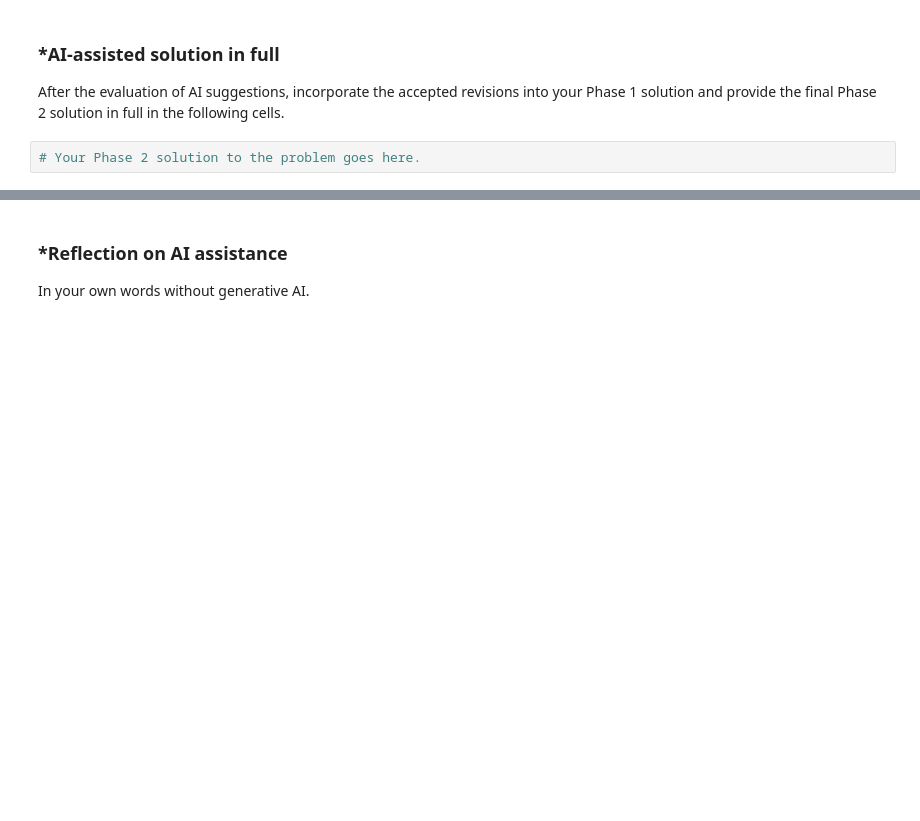
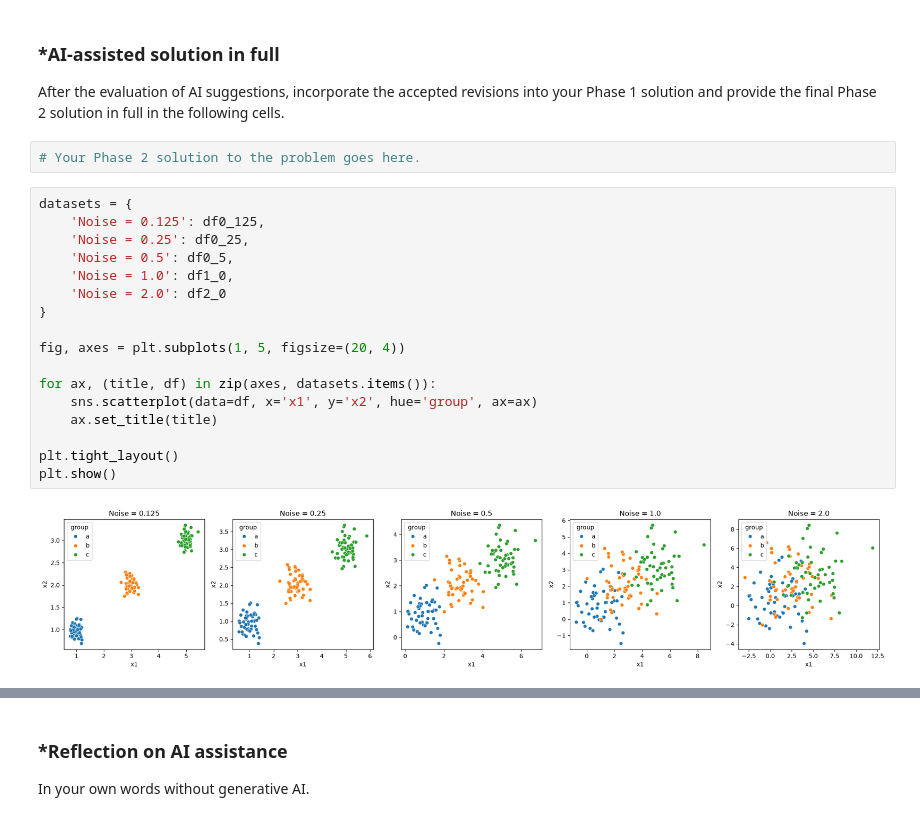
Before and after one commit to ksun3412/A04-clustering, a Jupyter notebook: notebook.ipynb, the cells around one changed output, grey strips where cells are left out. Saved outputs shown, nothing was run; the diff lists cells and outputs as text; blank space fills up the shorter version.

```diff
--- a/notebook.ipynb
+++ b/notebook.ipynb
@@ -601,3 +610,22 @@ Keep Phase 1 frozen.
 After the evaluation of AI suggestions, incorporate the accepted revisions into your Phase 1 solution and provide the final Phase 2 solution in full in the following cells.
 # %%
 # Your Phase 2 solution to the problem goes here.
+# %%
+datasets = {
+    'Noise = 0.125': df0_125,
+    'Noise = 0.25': df0_25,
+    'Noise = 0.5': df0_5,
+    'Noise = 1.0': df1_0,
+    'Noise = 2.0': df2_0
+}
+
+fig, axes = plt.subplots(1, 5, figsize=(20, 4))
+
+for ax, (title, df) in zip(axes, datasets.items()):
+    sns.scatterplot(data=df, x='x1', y='x2', hue='group', ax=ax)
+    ax.set_title(title)
+
+plt.tight_layout()
+plt.show()
+# %% [output]
+[figure, added]
```
Also changed, not shown: parts of 23 cells of this notebook.
